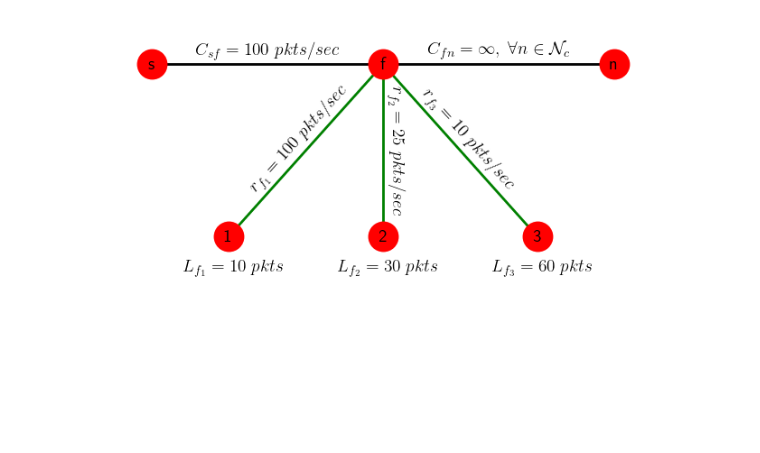
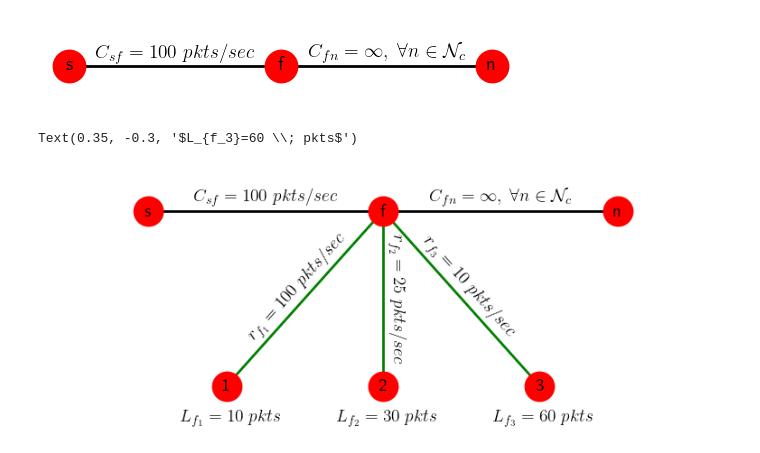
Before and after one commit to fvmutlu/dissertation-defense, a Jupyter notebook: notebooks/toy_example.ipynb, the cells around one changed output. Cells and saved outputs as stored; diff of their text form; code cells hidden in the pictures; blank space fills up the shorter version.

```diff
--- a/notebooks/toy_example.ipynb
+++ b/notebooks/toy_example.ipynb
@@ -23,8 +23,8 @@ G = nx.Graph()
 G.add_edges_from(edges)
 pos = {'s':[-0.5,0],'f':[0,0],'n':[0.5,0]}
 
-fig, ax = plt.subplots(figsize=(6, 2))
-ax.margins(0.05)  # Adjust the margins as needed
+fig, ax = plt.subplots(figsize=(6, 1))
+ax.margins(0,0)  # Adjust the margins as needed
 
 nx.draw(
     G, pos, ax=ax, edge_color='black', width=2, linewidths=2,
@@ -33,7 +33,7 @@ nx.draw(
 )
 label_pos = {}
 for node, coords in pos.items():
-    label_pos[node] = (coords[0], coords[1] + 0.01)
+    label_pos[node] = (coords[0], coords[1] + 0.015)
 
 nx.draw_networkx_edge_labels(
     G, label_pos,
@@ -41,8 +41,9 @@ nx.draw_networkx_edge_labels(
                  ('f', 'n'): r'$C_{fn} = \infty, \; \forall n \in \mathcal{N}_{c}$'},
     font_color='black', font_size=14, bbox={'alpha':0}
 )
-ax.margins(0)
 plt.savefig("../Repos/proposal-review/images/toynet.svg",bbox_inches='tight',pad_inches=0)
+# %% [output]
+[figure, added]
 # %%
 edges = [['s', 'f'], ['f', 'n'], ['f','1'], ['f','2'], ['f','3']]
 G = nx.Graph()
@@ -50,7 +51,7 @@ G.add_edges_from(edges)
 pos = {'s':[-0.75,0],'f':[0,0], 'n':[0.75,0], '1':[-0.5,-0.25], '2':[0,-0.25], '3':[0.5,-0.25]}
 
 fig, ax = plt.subplots(figsize=(9.6, 3.6))
-ax.margins(0.16)  # Adjust the margins as needed
+ax.margins(0.15)  # Adjust the margins as needed
 
 edge_colors = ['k','k','g','g','g']
 nx.draw(
@@ -58,35 +59,36 @@ nx.draw(
     node_size=500, node_color='red', alpha=1,
     labels={node: node for node in G.nodes()}, font_size=14
 )
 label_pos = {}
 for node, coords in pos.items():
     label_pos[node] = (coords[0], coords[1] + 0.02)
 nx.draw_networkx_edge_labels(
     G, label_pos,
     edge_labels={('s', 'f'): r'$C_{sf} = 100 \; pkts/sec$',
                  ('f', 'n'): r'$C_{fn} = \infty, \; \forall n \in \mathcal{N}_{c}$'
                  },
     font_color='black', font_size=14, bbox={'alpha':0}
 )
 for node, coords in pos.items():
     label_pos[node] = (coords[0], coords[1] + 0.03)
 nx.draw_networkx_edge_labels(
     G, label_pos, label_pos=0.45,
     edge_labels={('f','1'): r'$r_{f_1} = 100 \; pkts/sec$',
                  ('f','3'): r'$r_{f_3} = 10 \; pkts/sec$'},
     font_color='black', font_size=14, bbox={'alpha':0}
 )
 label_pos['f'] = (0.045,0)
 label_pos['2'] = (0.045,-0.25)
 nx.draw_networkx_edge_labels(
     G, label_pos, edge_labels={('f','2'): r'$r_{f_2} = 25 \; pkts/sec$'}, font_color='black', font_size=14, bbox={'alpha':0}
 )
 ax.text(-0.65,-0.3,s=r'$L_{f_1}=10 \; pkts$', fontsize=14)
 ax.text(-0.15,-0.3,s=r'$L_{f_2}=30 \; pkts$', fontsize=14)
 ax.text(0.35,-0.3,s=r'$L_{f_3}=60 \; pkts$', fontsize=14)
-plt.savefig("../Repos/proposal-review/images/toynet_cache.svg",bbox_inches='tight',pad_inches=0)
+#plt.savefig("../Repos/proposal-review/images/toynet_cache.svg",bbox_inches='tight',pad_inches=0)
 # %% [output]
+Text(0.35, -0.3, '$L_{f_3}=60 \\; pkts$')
-[figure, old version]
+[figure, new version]
 # %%
 N = 1000
 s = 0.75
```
Also changed, not shown: parts of 4 cells of this notebook, 2 other files.
